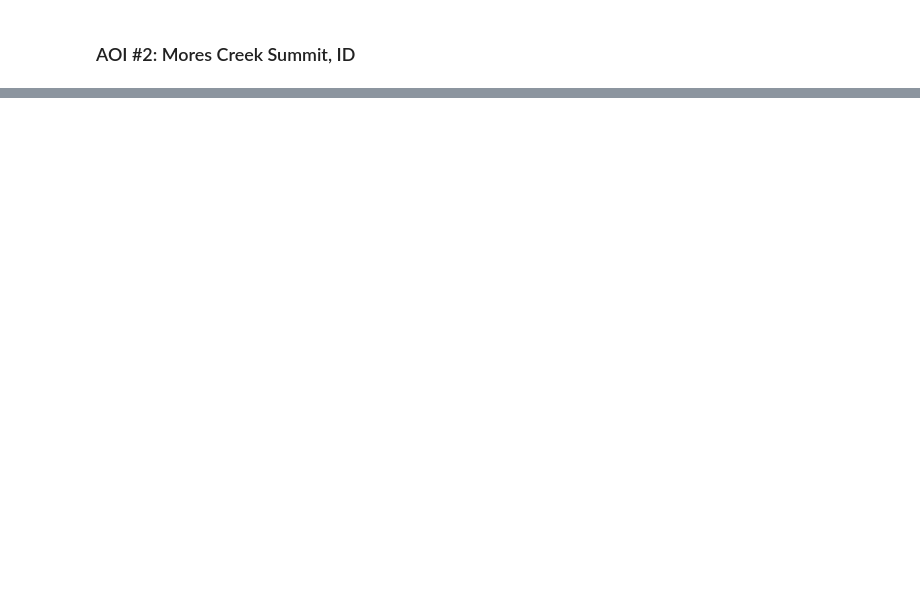
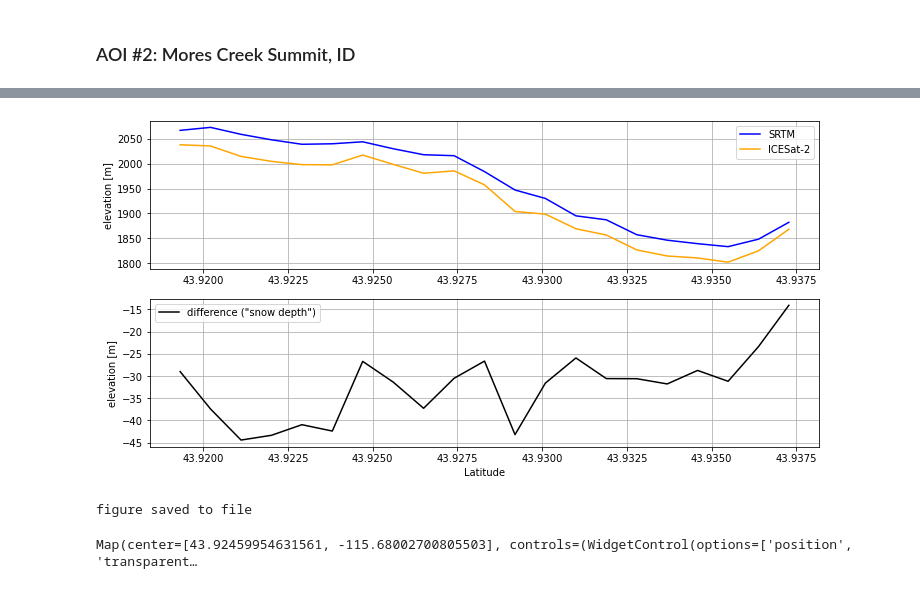
Before and after one commit to ICESAT-2HackWeek/2022-snow-dem-large, a Jupyter notebook: notebooks/SRTM_GEE.ipynb, the cells around one changed output, grey strips where cells are left out. Drawn from its saved outputs; the diff is of its cells as text; code cells hidden in the pictures; blank space fills up the shorter version.

Commit message:
SRTM DEM difference

```diff
--- a/notebooks/SRTM_GEE.ipynb
+++ b/notebooks/SRTM_GEE.ipynb
@@ -116,5 +111,5 @@ Map
 # %%
-# -----Practice sampling...
+# -----Sample data along ICESat-2 tracks
 # Load some ICESat-2 data, for now we load one track, one beam (GT2R/L)
 data_path = '/home/jovyan/data/'
 is2_file = 'processed_ATL08_20200920013522_13240806_005_01.h5' # Sept = snow-off
@@ -125,4 +120,5 @@ with h5py.File(data_path+is2_file, 'r') as f:
                                   'h_te_best_fit': f['gt2l/land_segments/terrain/h_te_best_fit'][:]})
 
 # select one of the beams and convert it to a geodataframe
-gf = gpd.GeoDataFrame(is2_gt2l, geometry=gpd.points_from_xy(is2_gt2l.lon, is2_gt2l.lat), crs='epsg:7661')
+is2_gdf = gpd.GeoDataFrame(is2_gt2l, geometry=gpd.points_from_xy(is2_gt2l.lon, is2_gt2l.lat), crs='epsg:7661')
+is2_gdf.head()
@@ -150,9 +153,12 @@ def feature2ee(gdf):
         return ee_object
 
 # convert SRTM ee.Image to pd.DataFrame
-is_ee = feature2ee(gf)
-is_ee.getInfo()
+is2_ee = feature2ee(is2_gdf)
+is2_ee.getInfo();
 # %%
-# -----sample SRTM at features
-SRTM1_sample = SRTM1.sampleRegions(is_ee)
-SRTM1_sample
+# -----sample SRTM at points
+SRTM2_sample = ee.FeatureCollection(SRTM2.sample(is2_ee))
+SRTM2_sample_gdf = geemap.ee_to_geopandas(SRTM2_sample, selectors=['elevation'])
+SRTM2_sample_gdf['lon'] = is2_gdf['lon']
+SRTM2_sample_gdf['lat'] = is2_gdf['lat']
+SRTM2_sample_gdf
@@ -160,0 +183,37 @@ SRTM1_sample
+# %%
+# -----plot elevations
+# SRTM sampled
+fig, (ax1, ax2) = plt.subplots(2, 1, figsize=(12, 6))
+ax1.plot(SRTM2_sample_gdf['lat'],
+         SRTM2_sample_gdf['elevation'], color='blue', label='SRTM')
+ax1.plot(SRTM2_sample_gdf['lat'],
+         is2_gdf['h_te_best_fit'], color='orange', label='ICESat-2')
+ax1.set_ylabel('elevation [m]')
+ax1.grid()
+ax1.legend()
+ax2.plot(SRTM2_sample_gdf['lat'],
+         is2_gdf['h_te_best_fit'] - SRTM2_sample_gdf['elevation'], color='black', label='difference ("snow depth")')
+ax2.set_xlabel('Latitude')
+ax2.set_ylabel('elevation [m]')
+ax2.legend()
+ax2.grid()
+plt.show()
+
+# -----save figure
+fig.savefig('../figures/snow_free_profile_SRTM_processed_ATL08_20200920013522_13240806_005_01.png',dpi=200)
+print('figure saved to file')
+# %% [output]
+[figure, added]
+figure saved to file
+# %%
+# -----create a map
+Map = geemap.Map()
+Map.addLayer(AOI1)
+Map.addLayer(AOI2)
+Map.addLayer(SRTM2, {min:1000, max:3000})
+Map.addLayer(SRTM1, {min:1000, max:3000})
+Map.addLayer(is2_ee)
+Map.centerObject(AOI2, zoom=12)
+Map
+# %% [output]
+Map(center=[43.92459954631561, -115.68002700805503], controls=(WidgetControl(options=['position', 'transparent…
```
Also changed, not shown: parts of 6 cells of this notebook, 1 other file.
